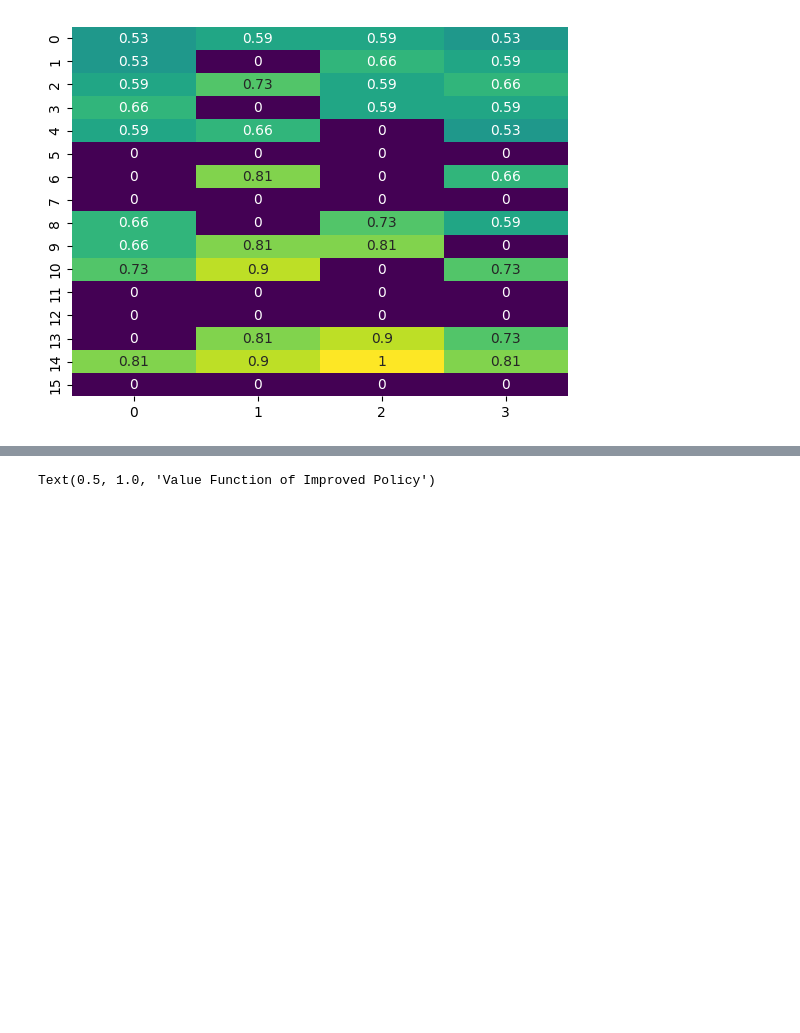
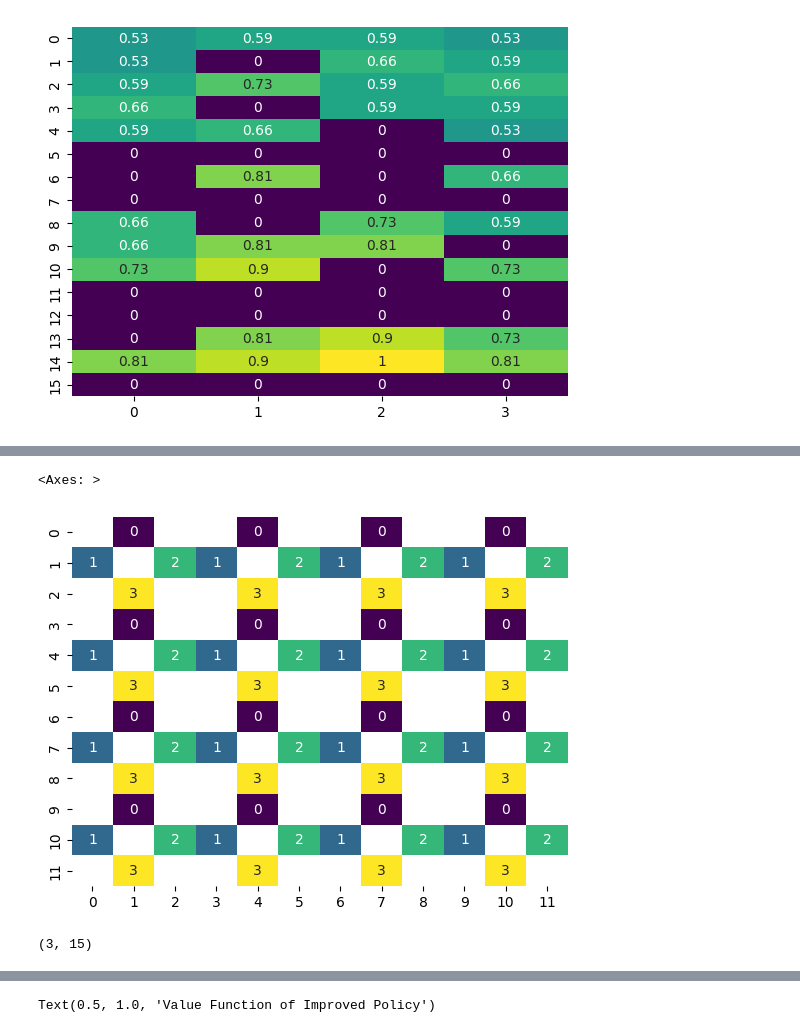
Before and after one commit to mikelgda/rl-projects, a Jupyter notebook: test.ipynb, the cells around one changed output, grey strips where cells are left out. Saved outputs shown, nothing was run; the diff lists cells and outputs as text; code cells hidden in the pictures; blank space fills up the shorter version.

```diff
--- a/test.ipynb
+++ b/test.ipynb
@@ -45,0 +110,9 @@ sns.heatmap(optimal_Q, annot=True, cmap="viridis", cbar=False)
+# %%
+sns.heatmap(x, cbar=False, annot=True, cmap="viridis")
+# %% [output]
+<Axes: >
+[figure, added]
+# %%
+x.shape
+# %% [output]
+(3, 15)
```
Also changed, not shown: parts of 7 cells of this notebook, 7 other files.
